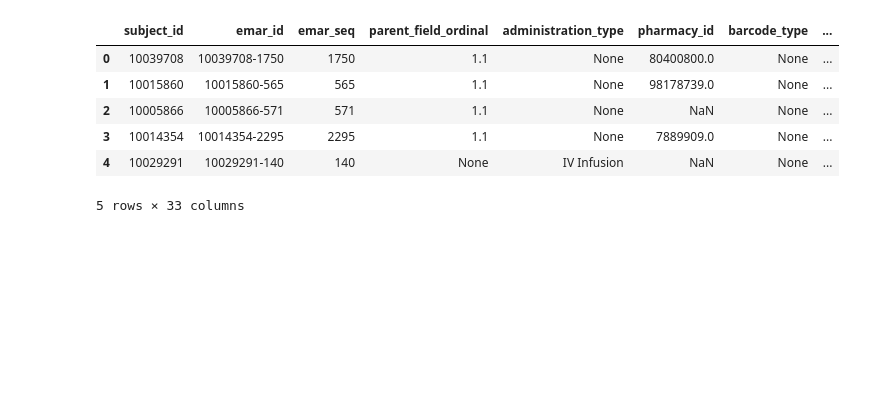
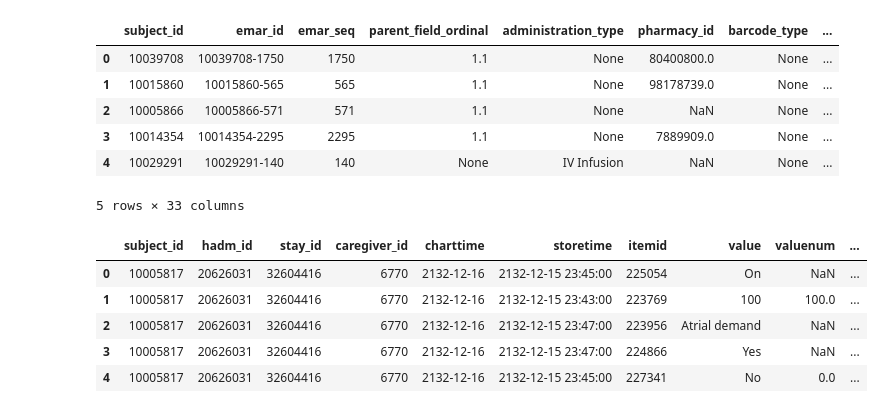
Before and after one commit to giulioelmi/AI-transfer, a Jupyter notebook: mimiciv.ipynb, the cells around one changed output. Saved outputs shown, nothing was run; the diff lists cells and outputs as text; code cells hidden in the pictures; blank space fills up the shorter version.

```diff
--- a/mimiciv.ipynb
+++ b/mimiciv.ipynb
@@ -79,3 +91,16 @@ df_emar_detail.head()
 | 3 | 10014354 | 10014354-2295 | 2295 | 1.1 | None | 7889909.0 | None | ... |
 | 4 | 10029291 | 10029291-140 | 140 | None | IV Infusion | NaN | None | ... |
 5 rows × 33 columns
+# %%
+# Fetch and display the first few rows from mimiciv_icu.chartevents
+cur.execute("SELECT * FROM mimiciv_icu.chartevents LIMIT 5")
+rows = cur.fetchall()
+df_chartevents = pd.DataFrame(rows, columns=[desc[0] for desc in cur.description])
+df_chartevents.head()
+# %% [output]
+|  | subject_id | hadm_id | stay_id | caregiver_id | charttime | storetime | itemid | value | valuenum | ... |
+| 0 | 10005817 | 20626031 | 32604416 | 6770 | 2132-12-16 | 2132-12-15 23:45:00 | 225054 | On | NaN | ... |
+| 1 | 10005817 | 20626031 | 32604416 | 6770 | 2132-12-16 | 2132-12-15 23:43:00 | 223769 | 100 | 100.0 | ... |
+| 2 | 10005817 | 20626031 | 32604416 | 6770 | 2132-12-16 | 2132-12-15 23:47:00 | 223956 | Atrial demand | NaN | ... |
+| 3 | 10005817 | 20626031 | 32604416 | 6770 | 2132-12-16 | 2132-12-15 23:47:00 | 224866 | Yes | NaN | ... |
+| 4 | 10005817 | 20626031 | 32604416 | 6770 | 2132-12-16 | 2132-12-15 23:45:00 | 227341 | No | 0.0 | ... |
```
Also changed, not shown: parts of 13 cells of this notebook.
